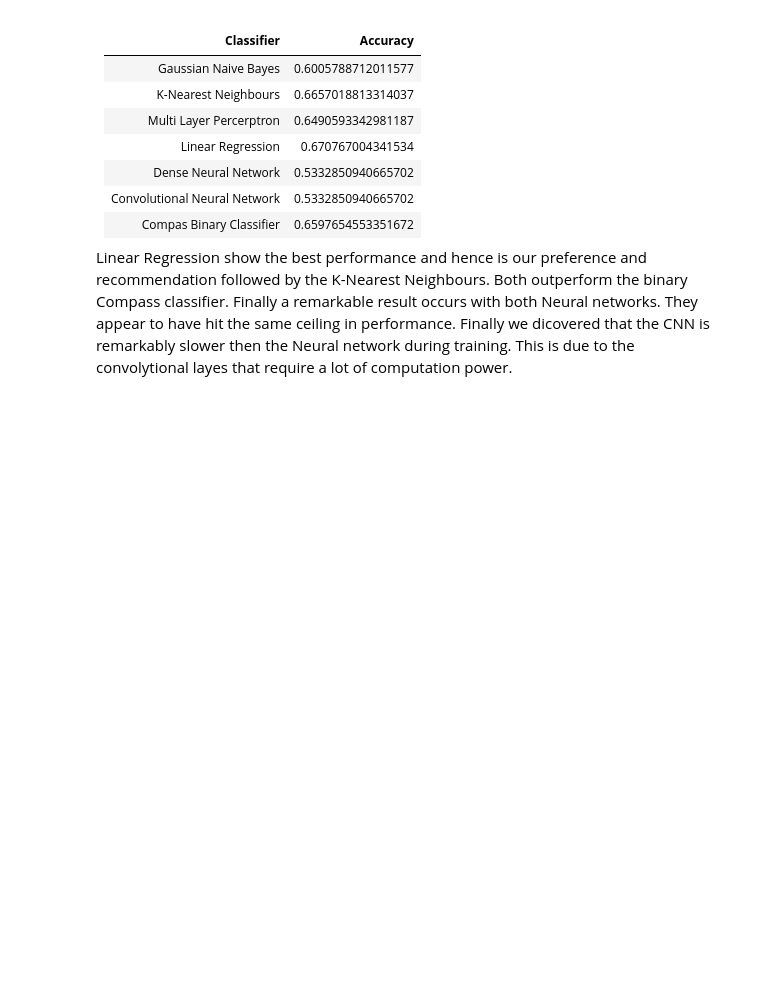
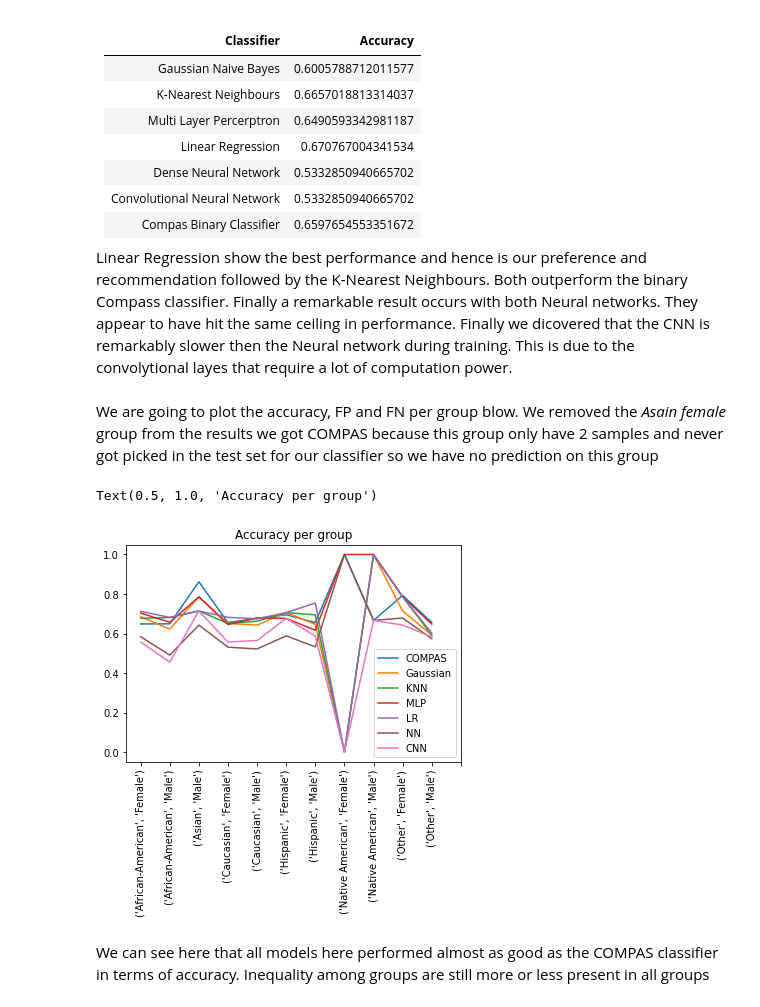
Before and after one commit to Adrieennn/compas_exploration, a Jupyter notebook: compas_exploration_students.ipynb, the cells around one changed output. Cells and saved outputs as stored; diff of their text form; code cells hidden in the pictures; blank space fills up the shorter version.

```diff
--- a/compas_exploration_students.ipynb
+++ b/compas_exploration_students.ipynb
@@ -698,7 +1117,10 @@ At the end of the network a sigoid function is applied.
 
 To train this network, we add a dimension to the *X_train* and *X_test* and turn our training and test sets to tensors. Further we create the dataloaders *trainloader* and *testloader* to iterate easily over the dataset during training.
 # %%
-X_train, X_test, y_train, y_test = train_test_split(X, y, test_size=0.2, random_state=42) #20 procent test set
+X_train, X_test, y_train, y_test = train_test_split(X, y, test_size=0.4, random_state=42) #20 precent test set
+
+df_NN = X_test
+df_CNN = X_test
 
 X_train = torch.from_numpy(X_train.to_numpy()).float()
 X_train.unsqueeze_(1)
@@ -805,0 +1260,5 @@ Accuracy of the network on the test samples: 0.5332850940665702
+# %%
+tab = df_NN[['prediction','race','sex','two_year_recid']]
+stat = tab.groupby(['race', 'sex'])
+accurecy = tab[((df_NN.prediction==1) & (df_NN.two_year_recid==1)) | ((df_NN.prediction==0) & (df_NN.two_year_recid==0))].count()['prediction']/tab.count()['prediction']
+print("Global accurecy", accurecy)
@@ -869,0 +1455,5 @@ Accuracy of the network on the test samples: 0.5332850940665702
+# %%
+tab = df_CNN[['prediction','race','sex','two_year_recid']]
+stat = tab.groupby(['race', 'sex'])
+accurecy = tab[((df_CNN.prediction>0.5) & (df_CNN.two_year_recid==1)) | ((df_CNN.prediction<=0.5) & (df_CNN.two_year_recid==0))].count()['prediction']/tab.count()['prediction']
+print("Global accurecy", accurecy)
@@ -869,0 +1462,12 @@ Accuracy of the network on the test samples: 0.5332850940665702
+# %%
+acc_list_cnn=[]
+for key, item in stat:
+    stat_group=stat.get_group(key)
+    TPredic=stat_group[((stat_group.prediction>0.5) & (stat_group.two_year_recid==1)) | ((stat_group.prediction<=0.5) & (stat_group.two_year_recid==0))].count()['prediction']
+    Predic=stat_group.count()['prediction']
+    if TPredic==0 :
+        accurecy = 0
+    else:
+        accurecy=TPredic/Predic
+    print(key,'\n',accurecy, '\n\n')
+    acc_list_cnn.append(accurecy)
@@ -921,3 +1603,27 @@ The table below summarises the accuracies for each classifier.
 Linear Regression show the best performance and hence is our preference and recommendation followed by the K-Nearest Neighbours.
 Both outperform the binary Compass classifier.
 Finally a remarkable result occurs with both Neural networks. They appear to have hit the same ceiling in performance. Finally we dicovered that the CNN is remarkably slower then the Neural network during training. This is due to the convolytional layes that require a lot of computation power.
+# %% [markdown]
+We are going to plot the accuracy, FP and FN per group blow. We removed the *Asain female* group from the results we got COMPAS because this group only have 2 samples and never got picked in the test set for our classifier so we have no prediction on this group
+# %%
+
+#accurecy per group all
+
+del acc_list_compas[2]
+del keys[2]
+
+plt.plot(acc_list_compas,label="COMPAS")
+plt.plot(acc_list_gaussian,label="Gaussian")
+plt.plot(acc_list_knn,label="KNN")
+plt.plot(acc_list_mlp,label="MLP")
+plt.plot(acc_list_lr,label="LR")
+plt.plot(acc_list_nn,label="NN")
+plt.plot(acc_list_cnn,label="CNN")
+plt.legend(loc='best')
+plt.xticks(range(0, 12),keys,rotation=90)
+plt.title("Accuracy per group")
+# %% [output]
+Text(0.5, 1.0, 'Accuracy per group')
+[figure, added]
+# %% [markdown]
+We can see here that all models here performed almost as good as the COMPAS classifier in terms of accuracy. Inequality among groups are still more or less present in all groups
```
Also changed, not shown: parts of 69 cells of this notebook.
